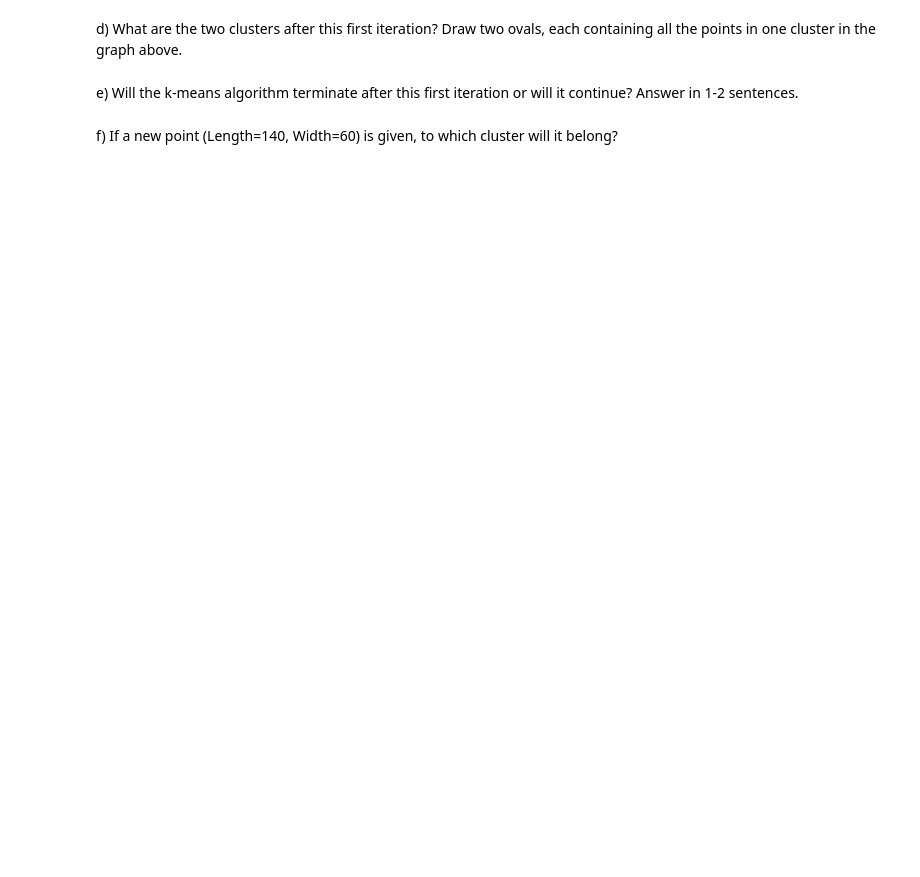
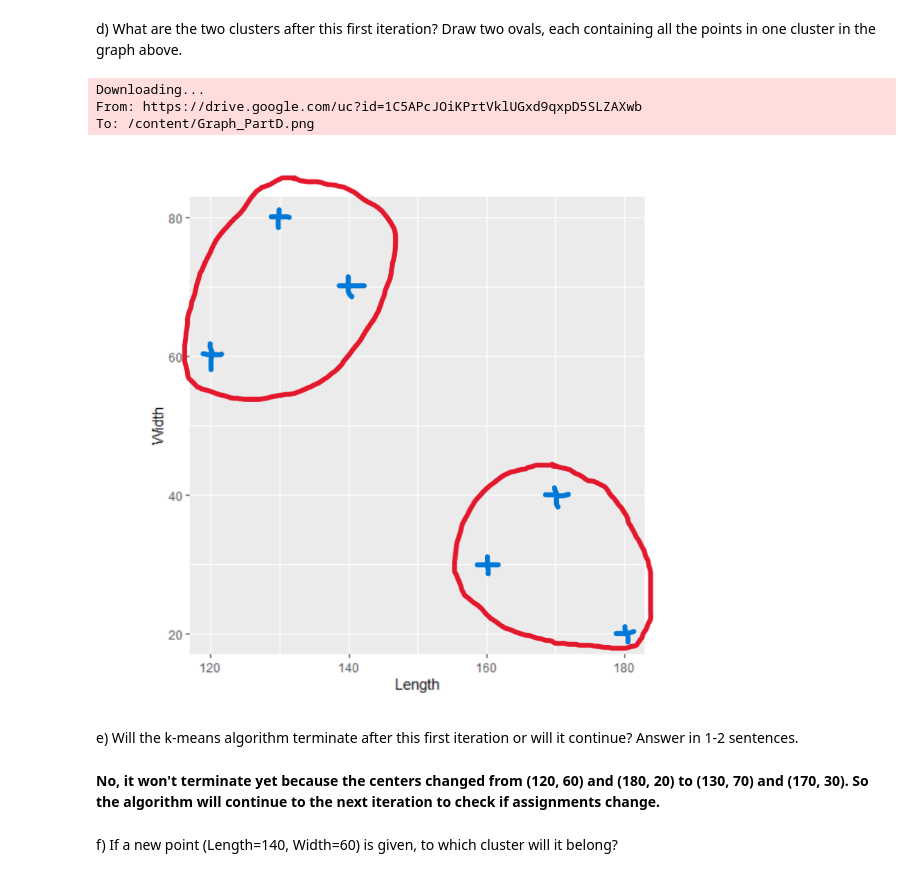
Before and after one commit to Avelez164/Data-Science-Big-Data, a Jupyter notebook: Homework8.ipynb, the cells around one changed output. Saved outputs shown, nothing was run; the diff lists cells and outputs as text; code cells hidden in the pictures; blank space fills up the shorter version.

```diff
--- a/Homework8.ipynb
+++ b/Homework8.ipynb
@@ -39,6 +181,25 @@ Indicate the two new centers on the graph (mark new centers with squares).
 # %% [markdown]
 d) What are the two clusters after this first iteration? Draw two ovals, each containing all the points in one cluster in the graph above.
+# %%
+# Made the ovals on the Graph to saved into drive to load here
+
+url = "https://drive.google.com/uc?id=1C5APcJOiKPrtVklUGxd9qxpD5SLZAXwb"
+output = "Graph_PartD.png"
+
+gdown.download(url, output, quiet=False)
+
+# Display the image
+from IPython.display import Image, display
+display(Image(filename="Graph_PartD.png"))
+# %% [output]
+Downloading...
+From: https://drive.google.com/uc?id=1C5APcJOiKPrtVklUGxd9qxpD5SLZAXwb
+To: /content/Graph_PartD.png
+[figure, added]
 # %% [markdown]
 e) Will the k-means algorithm terminate after this first iteration or will it continue? Answer in 1-2 sentences.
+# %% [markdown]
+
+**No, it won't terminate yet because the centers changed from (120, 60) and (180, 20) to (130, 70) and (170, 30). So the algorithm will continue to the next iteration to check if assignments change.**
 # %% [markdown]
 f) If a new point (Length=140, Width=60) is given, to which cluster will it belong?
```
Also changed, not shown: parts of 24 cells of this notebook.
